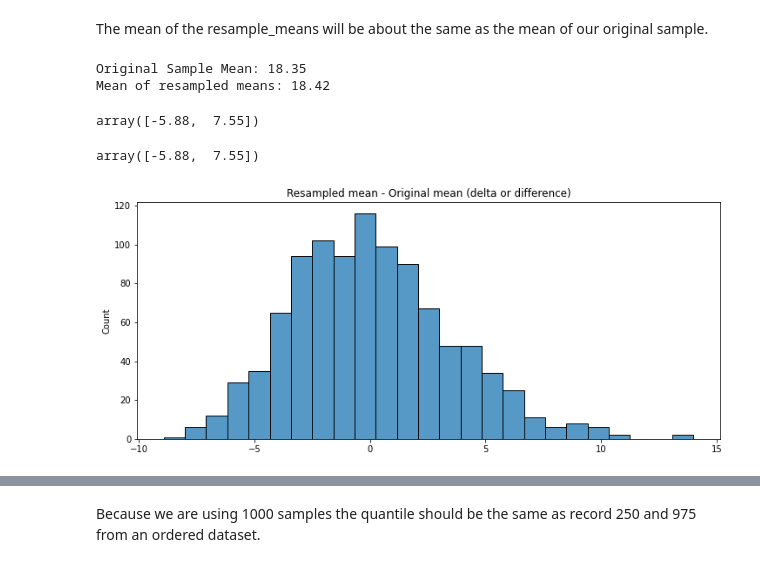
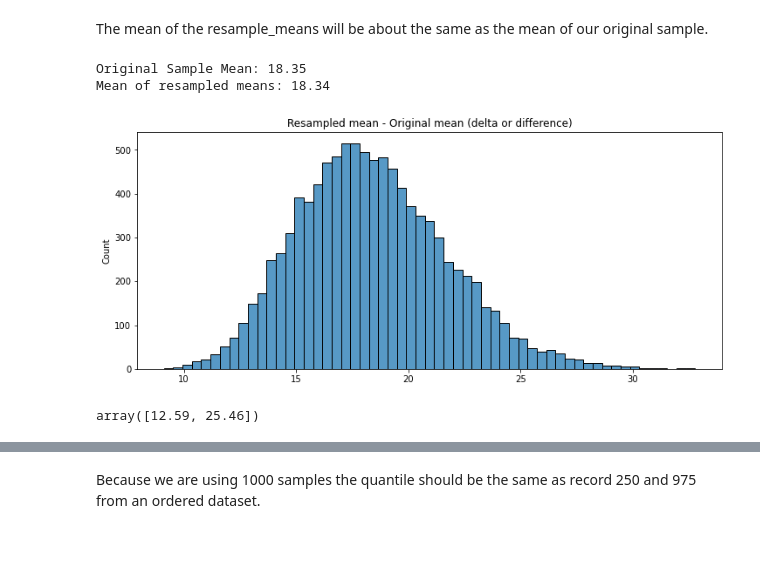
Before and after one commit to benbogart/blog-2-bootstrap, a Jupyter notebook: Projecting Donation Revenue.ipynb, the cells around one changed output, grey strips where cells are left out. Drawn from its saved outputs; the diff is of its cells as text; code cells hidden in the pictures.

Commit message:
completed code and images

```diff
--- a/Projecting Donation Revenue.ipynb
+++ b/Projecting Donation Revenue.ipynb
@@ -120,6 +124,7 @@ For a large number of samples it will converge on an estimate of the distributio
 # %%
-# create an empy list to hold the errors (differences between our )
-error = []
+np.random.seed((3945))
+
+# create an empy list to hold the resampled_means
 resample_means = []
-for i in range(1000):
+for i in range(10000):
     resample_means.append(resample(df_combined.amount).mean())
@@ -130,4 +144,4 @@ print(f'Original Sample Mean: {round(sample_mean, 2)}')
 print('Mean of resampled means:', round(np.mean(resample_means), 2))
 # %% [output]
 Original Sample Mean: 18.35
-Mean of resampled means: 18.42
+Mean of resampled means: 18.34
@@ -139,23 +148,15 @@ deltas = np.array(resample_means) - sample_mean
-# %%
-# We can either take the quantile range that corresponds to our desired
-# confidence interval
-np.quantile(deltas, [.025,.975]).round(2)
-# %% [output]
-array([-5.88,  7.55])
-# %%
-# or just order the deltas and take the 25th and 975th element which will be
-# aproximatly the same.
-deltas.sort()
-np.round((deltas[24], deltas[974]),2)
-# %% [output]
-array([-5.88,  7.55])
 # %%
 plt.figure(figsize=(12,5))
-sns.histplot(error)
+sns.histplot(resample_means)
 
 plt.title('Resampled mean - Original mean (delta or difference)')
 
 formatter = ticker.FormatStrFormatter('$%1.0f')
 ax.xaxis.set_major_formatter(formatter)
 # %% [output]
-[figure, old version]
+[figure, new version]
+# %%
+resample_means.sort()
+np.round((resample_means[249], resample_means[9749]),2)
+# %% [output]
+array([12.59, 25.46])
```
Also changed, not shown: parts of 19 cells of this notebook, 4 other files.
